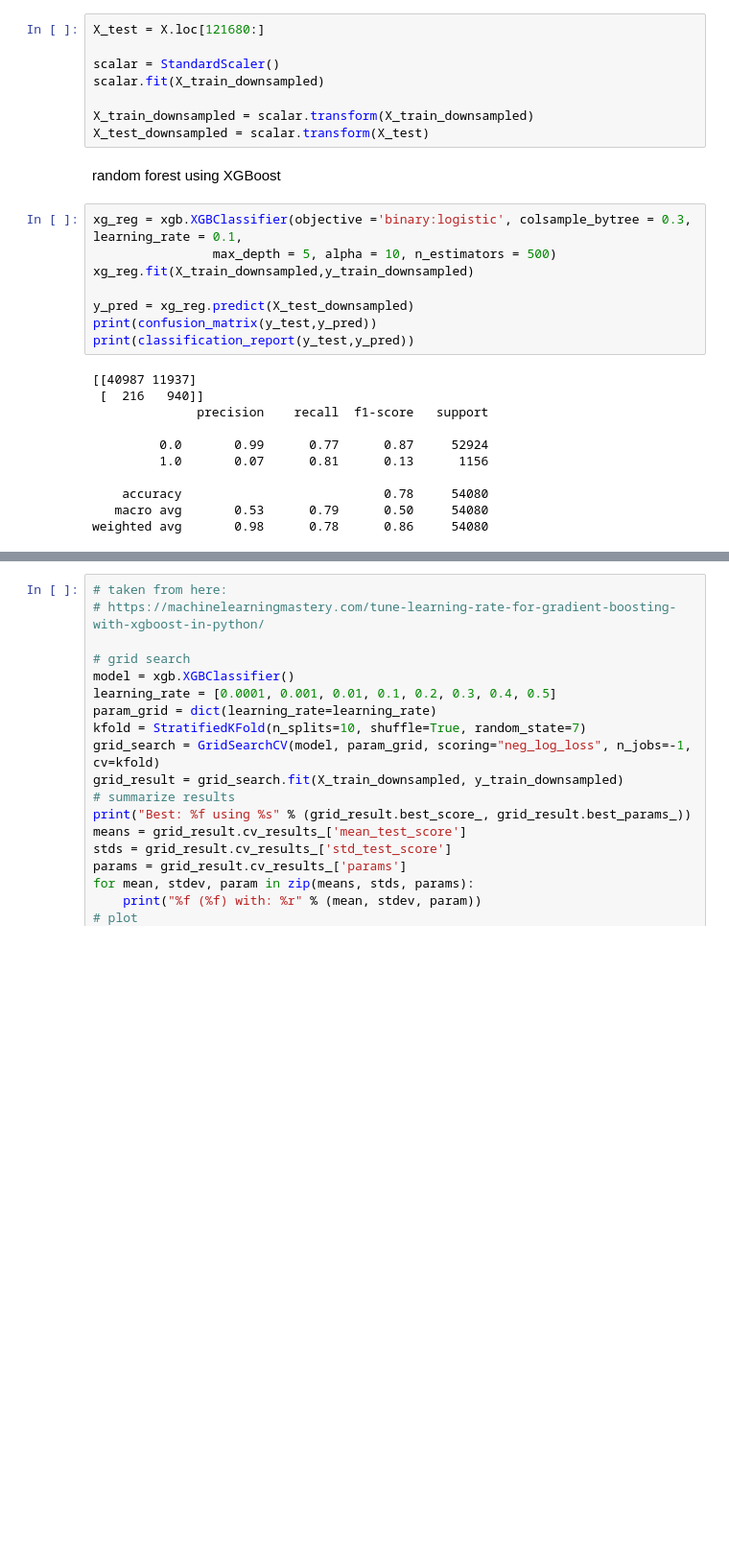
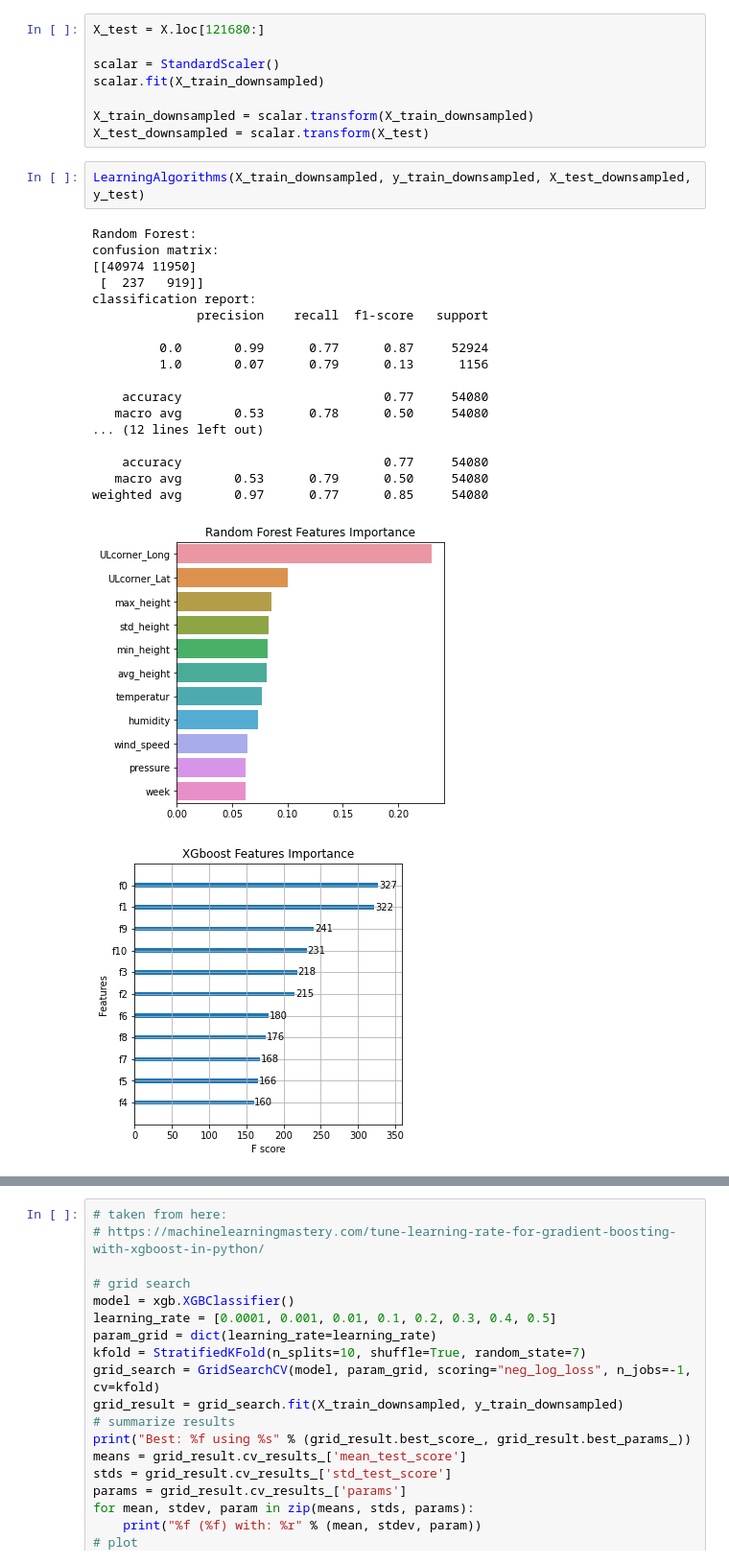
Before and after one commit to noamzimran/Wildfire-prediction, a Jupyter notebook: machine_learning.ipynb, the cells around one changed output, grey strips where cells are left out. Shown at 96% size. Cells and saved outputs as stored; diff of their text form; blank space fills up the shorter version.

```diff
--- a/machine_learning.ipynb
+++ b/machine_learning.ipynb
@@ -373,24 +394,25 @@ scalar.fit(X_train_downsampled)
 
 X_train_downsampled = scalar.transform(X_train_downsampled)
 X_test_downsampled = scalar.transform(X_test)
-# %% [markdown]
-random forest using XGBoost
-# %%
-xg_reg = xgb.XGBClassifier(objective ='binary:logistic', colsample_bytree = 0.3, learning_rate = 0.1,
-                max_depth = 5, alpha = 10, n_estimators = 500)
-xg_reg.fit(X_train_downsampled,y_train_downsampled)
-
-y_pred = xg_reg.predict(X_test_downsampled)
-print(confusion_matrix(y_test,y_pred))
-print(classification_report(y_test,y_pred))
-# %% [output]
-[[40987 11937]
- [  216   940]]
-              precision    recall  f1-score   support
-
-         0.0       0.99      0.77      0.87     52924
-         1.0       0.07      0.81      0.13      1156
-
-    accuracy                           0.78     54080
-   macro avg       0.53      0.79      0.50     54080
-weighted avg       0.98      0.78      0.86     54080
+# %%
+LearningAlgorithms(X_train_downsampled, y_train_downsampled, X_test_downsampled, y_test)
+# %% [output]
+Random Forest:
+confusion matrix:
+[[40974 11950]
+ [  237   919]]
+classification report:
+              precision    recall  f1-score   support
+
+         0.0       0.99      0.77      0.87     52924
+         1.0       0.07      0.79      0.13      1156
+
+    accuracy                           0.77     54080
+   macro avg       0.53      0.78      0.50     54080
+... (12 lines left out)
+
+    accuracy                           0.77     54080
+   macro avg       0.53      0.79      0.50     54080
+weighted avg       0.97      0.77      0.85     54080
+[figure, added]
+[figure, added]
```
Also changed, not shown: parts of 27 cells of this notebook, 1 other file.
